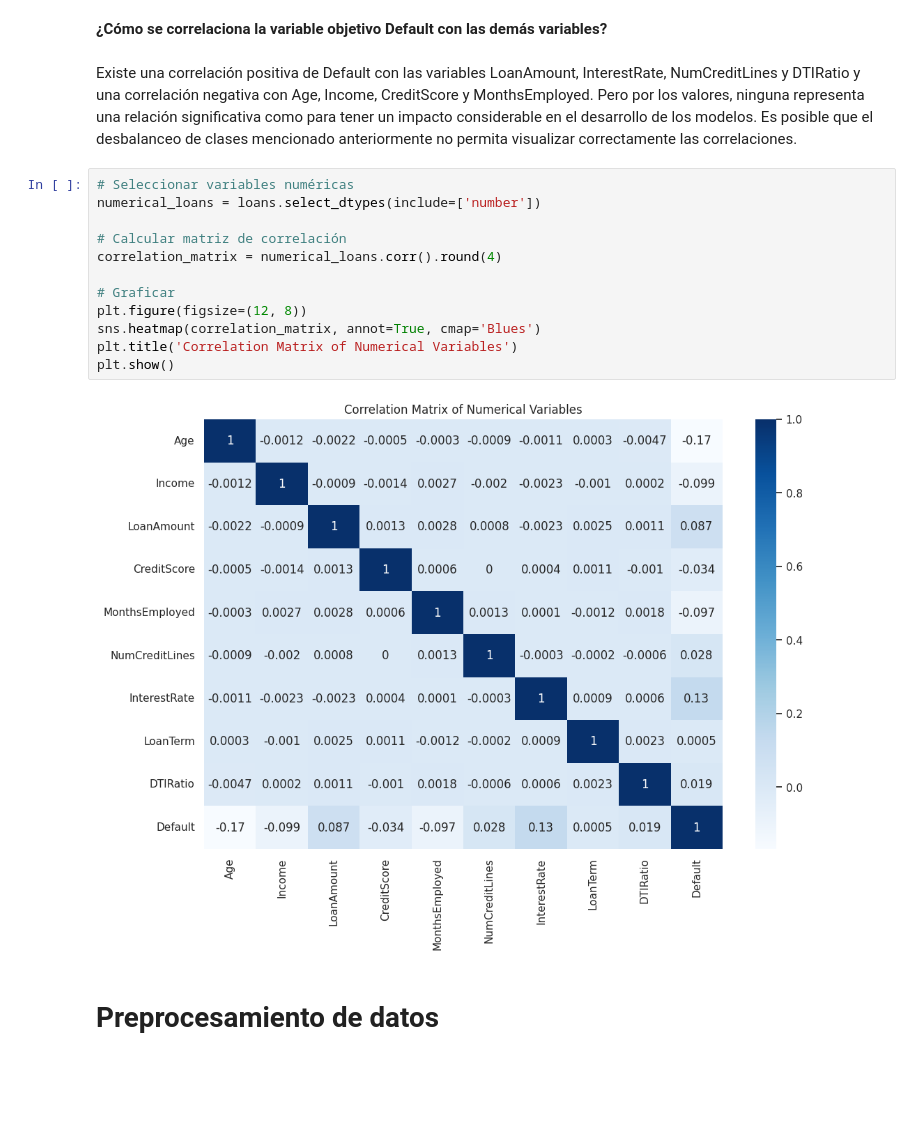
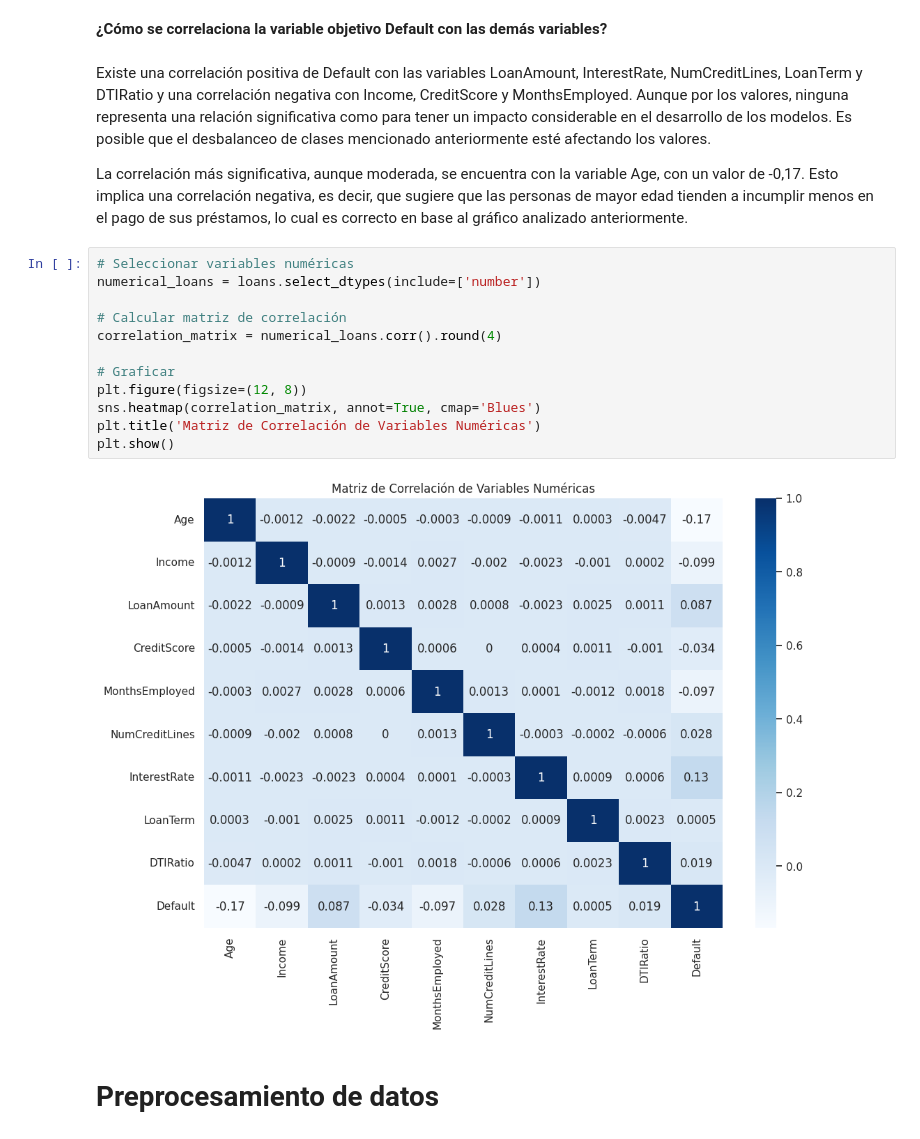
Before and after one commit to agostinacoppola/Data-Science, a Jupyter notebook: ProyectoFinalDS_Coppola.ipynb, the cells around one changed output. Drawn from its saved outputs; the diff is of its cells as text; blank space fills up the shorter version.

```diff
--- a/ProyectoFinalDS_Coppola.ipynb
+++ b/ProyectoFinalDS_Coppola.ipynb
@@ -419,21 +406,23 @@ plt.show()
 # %% [markdown]
 **¿Cómo se correlaciona la variable objetivo Default con las demás variables?**
 # %% [markdown]
-Existe una correlación positiva de Default con las variables LoanAmount, InterestRate, NumCreditLines y DTIRatio y una correlación negativa con Age, Income, CreditScore y MonthsEmployed. Pero por los valores, ninguna representa una relación significativa como para tener un impacto considerable en el desarrollo de los modelos. Es posible que el desbalanceo de clases mencionado anteriormente no permita visualizar correctamente las correlaciones.
+Existe una correlación positiva de Default con las variables LoanAmount, InterestRate, NumCreditLines, LoanTerm y DTIRatio y una correlación negativa con Income, CreditScore y MonthsEmployed. Aunque por los valores, ninguna representa una relación significativa como para tener un impacto considerable en el desarrollo de los modelos. Es posible que el desbalanceo de clases mencionado anteriormente esté afectando los valores.
+
+La correlación más significativa, aunque moderada, se encuentra con la variable Age, con un valor de -0,17. Esto implica una correlación negativa, es decir, que sugiere que las personas de mayor edad tienden a incumplir menos en el pago de sus préstamos, lo cual es correcto en base al gráfico analizado anteriormente.
 # %%
 # Seleccionar variables numéricas
 numerical_loans = loans.select_dtypes(include=['number'])
 
 # Calcular matriz de correlación
 correlation_matrix = numerical_loans.corr().round(4)
 
 # Graficar
 plt.figure(figsize=(12, 8))
 sns.heatmap(correlation_matrix, annot=True, cmap='Blues')
-plt.title('Correlation Matrix of Numerical Variables')
+plt.title('Matriz de Correlación de Variables Numéricas')
 plt.show()
 # %% [output]
-[figure, old version]
+[figure, new version]
 # %% [markdown]
 # **Preprocesamiento de datos**
 # %% [markdown]
```
Also changed, not shown: parts of 31 cells of this notebook.
